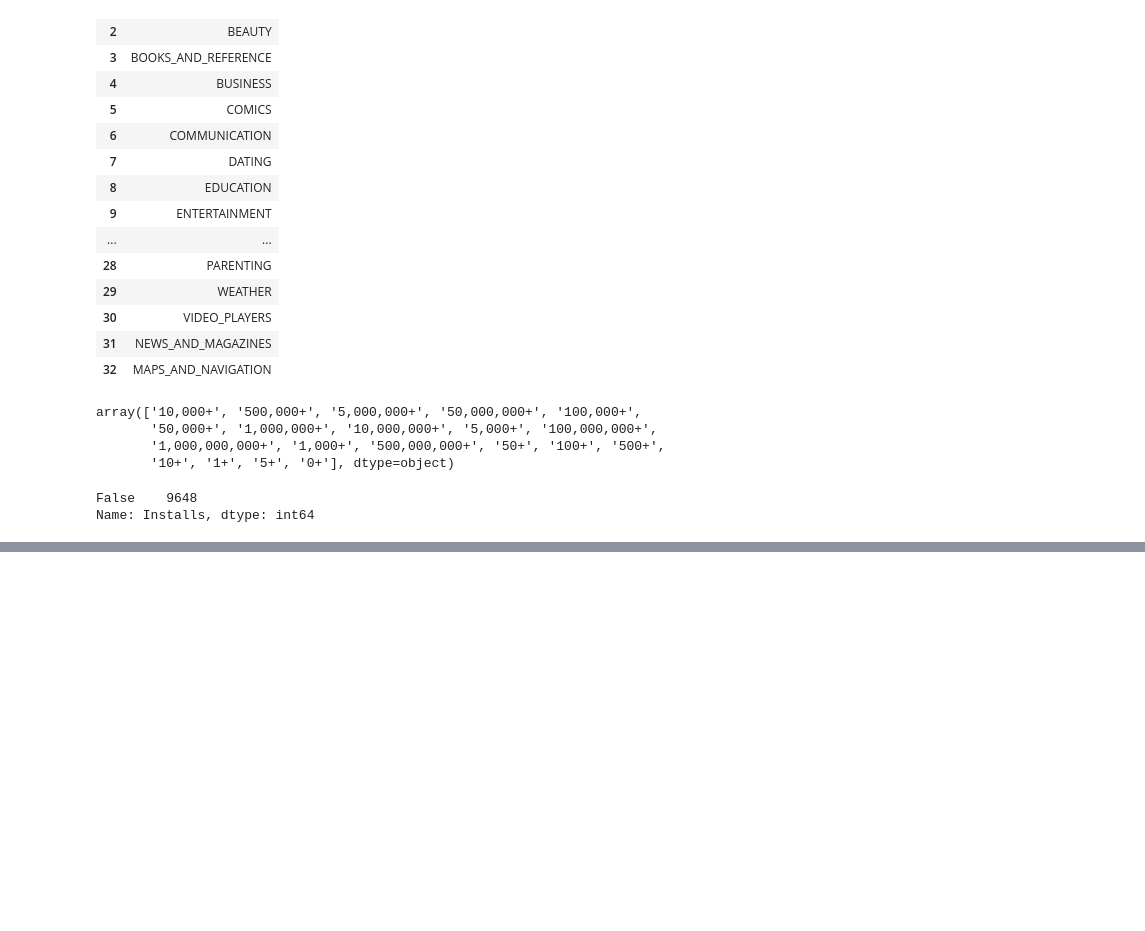
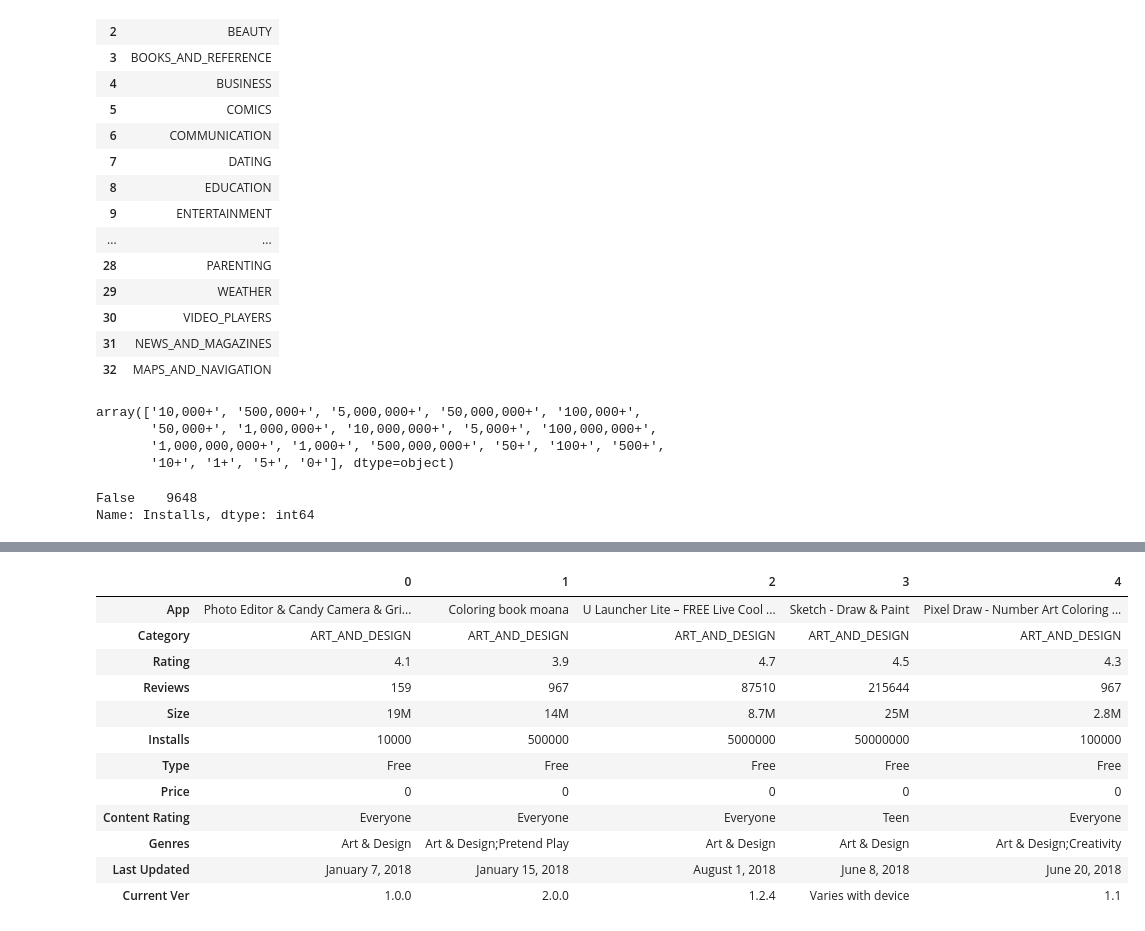
Before and after one commit to Shubham5787/EDA-on-Playstore-Dataset, a Jupyter notebook: Practice_project.ipynb, the cells around one changed output, grey strips where cells are left out. Cells and saved outputs as stored; diff of their text form; code cells hidden in the pictures; blank space fills up the shorter version.

```diff
--- a/Practice_project.ipynb
+++ b/Practice_project.ipynb
@@ -237,5 +237,7 @@ Name: Installs, dtype: int64
 # %%
 #removing plus sign from the Installs
 df['Installs']=df['Installs'].apply(lambda x : x.strip('+'))
+# %%
+df['Installs']= df['Installs'].apply(lambda x : x.replace(',' , ''))
 # %%
 # here we can see that there is no + sign now now its easy to add
@@ -257,0 +247,2 @@ import ast
+# %%
+df['Installs'] = df['Installs'].astype('int')
@@ -257,0 +264,16 @@ import ast
+# %%
+df.head().T
+# %% [output]
+|  | 0 | 1 | 2 | 3 | 4 |
+| App | Photo Editor & Candy Camera & Gri... | Coloring book moana | U Launcher Lite – FREE Live Cool ... | Sketch - Draw & Paint | Pixel Draw - Number Art Coloring ... |
+| Category | ART_AND_DESIGN | ART_AND_DESIGN | ART_AND_DESIGN | ART_AND_DESIGN | ART_AND_DESIGN |
+| Rating | 4.1 | 3.9 | 4.7 | 4.5 | 4.3 |
+| Reviews | 159 | 967 | 87510 | 215644 | 967 |
+| Size | 19M | 14M | 8.7M | 25M | 2.8M |
+| Installs | 10000 | 500000 | 5000000 | 50000000 | 100000 |
+| Type | Free | Free | Free | Free | Free |
+| Price | 0 | 0 | 0 | 0 | 0 |
+| Content Rating | Everyone | Everyone | Everyone | Teen | Everyone |
+| Genres | Art & Design | Art & Design;Pretend Play | Art & Design | Art & Design | Art & Design;Creativity |
+| Last Updated | January 7, 2018 | January 15, 2018 | August 1, 2018 | June 8, 2018 | June 20, 2018 |
+| Current Ver | 1.0.0 | 2.0.0 | 1.2.4 | Varies with device | 1.1 |
```
Also changed, not shown: parts of 18 cells of this notebook.
